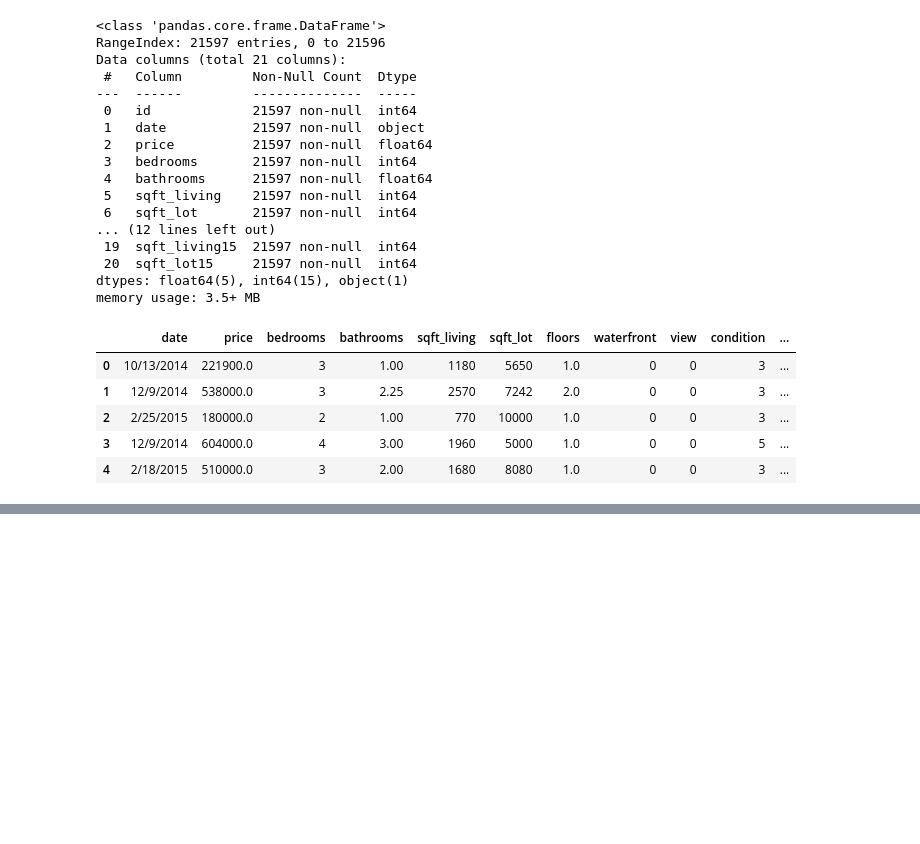
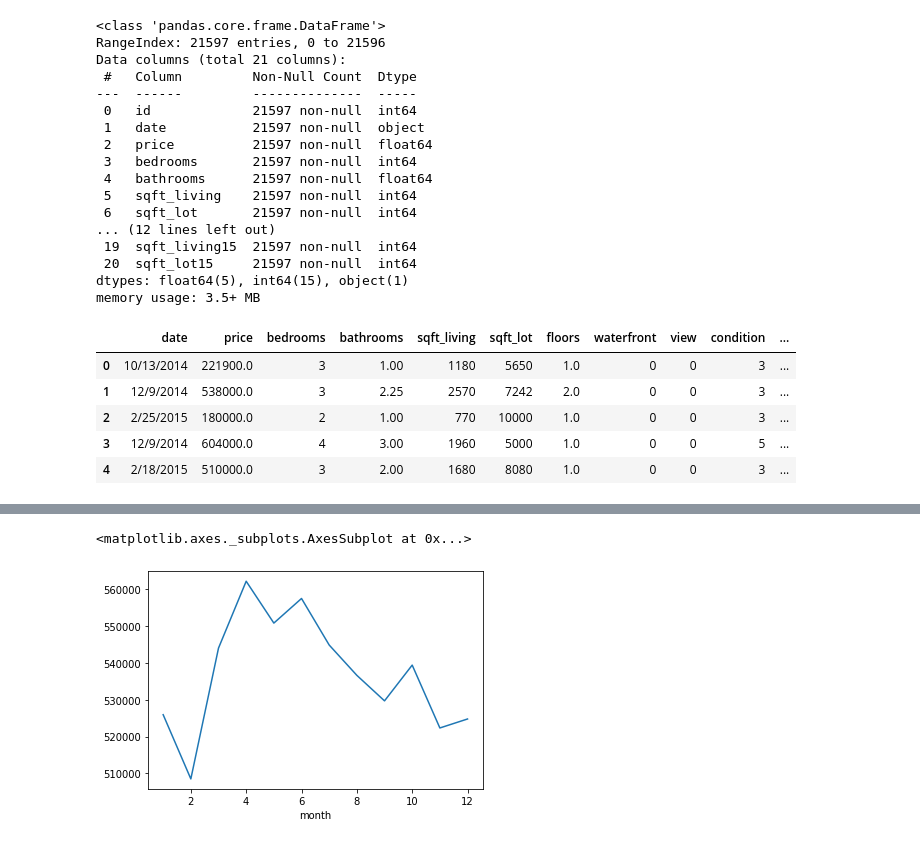
Before and after one commit to arpitsomani8/TensorFlow-And-Keras, a Jupyter notebook: TensorFlow and Keras Regression Model/TensorFlow and Keras Regression Model.ipynb, the cells around one changed output, grey strips where cells are left out. Cells and saved outputs as stored; diff of their text form; code cells hidden in the pictures; blank space fills up the shorter version.

```diff
--- a/TensorFlow and Keras Regression Model/TensorFlow and Keras Regression Model.ipynb
+++ b/TensorFlow and Keras Regression Model/TensorFlow and Keras Regression Model.ipynb
@@ -208,0 +227,5 @@ df.head()
+# %%
+df.groupby('month').mean()['price'].plot()
+# %% [output]
+<matplotlib.axes._subplots.AxesSubplot at 0x...>
+[figure, added]
```
Also changed, not shown: parts of 14 cells of this notebook.
